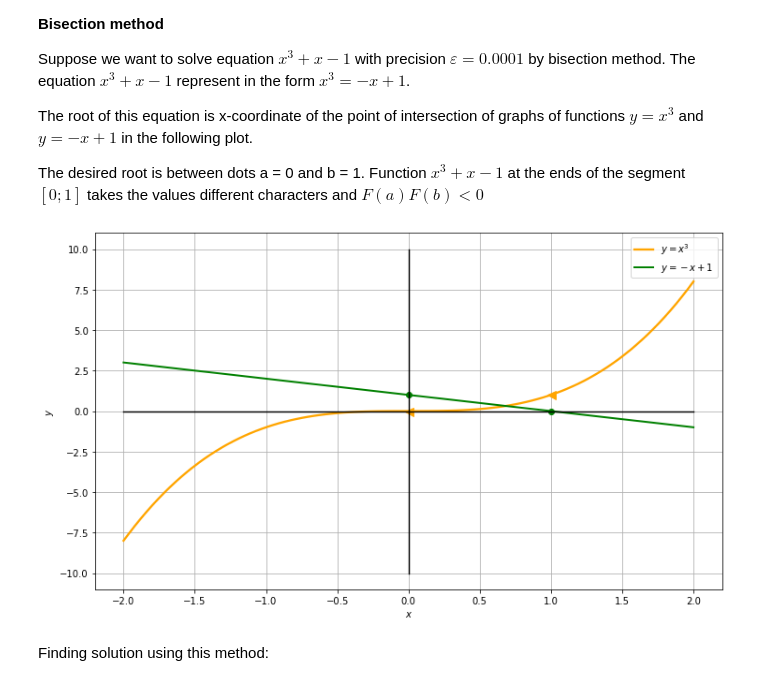
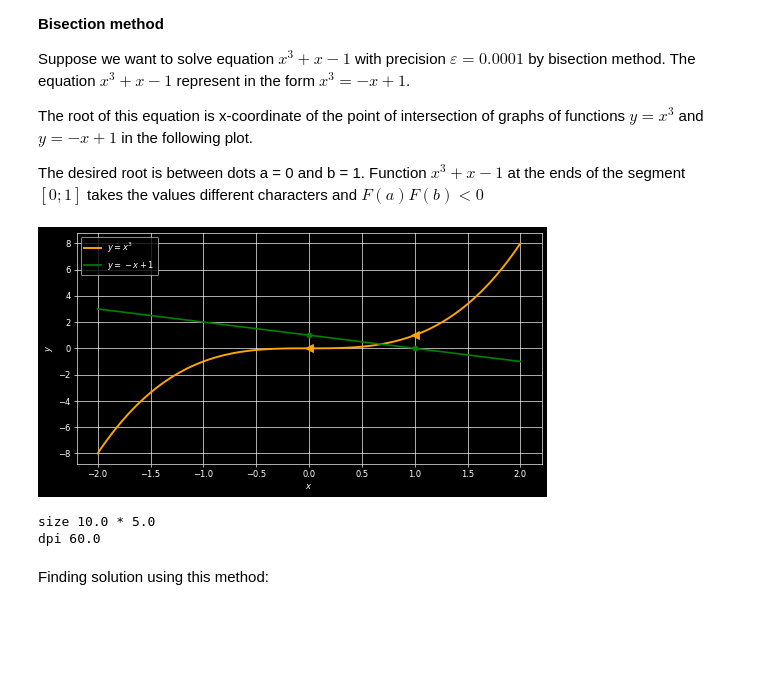
Before and after one commit to dimka-lab/numerical_methods, a Jupyter notebook: examples_numerical_methods.ipynb, the cells around one changed output. Saved outputs shown, nothing was run; the diff lists cells and outputs as text; code cells hidden in the pictures; blank space fills up the shorter version.

```diff
--- a/examples_numerical_methods.ipynb
+++ b/examples_numerical_methods.ipynb
@@ -68,34 +68,40 @@ The desired root is between
 dots a = 0 and b = 1. Function $x^3+x-1$ at the ends of the segment $[0; 1]$ takes the values
 different characters and $F(a)F(b)<0$
 # %%
+# plt.rcParams["figure.figsize"] = (4, 4)
+plt.rcParams["figure.dpi"] = 60
 def bisection_plot(a,b, aa, bb):
-    def func(x):
-        return x**3 + x - 1
-    axe_x = np.linspace(a, b, 100)
-    axe_y = func(axe_x)
-    f_3 = lambda x: x**3
-    y_3 = f_3(axe_x)
-    f_1 = lambda x: -x+1
-    y_1 = f_1(axe_x)
-    plt.figure(figsize=(12,7))
-    # plt.plot(axe_x, axe_y, label='$y=x^3+x-1$', lw=2, color='blue')
-    plt.plot(axe_x, y_3, label='$y=x^3$', lw=2.3, color='orange')
-    plt.plot(axe_x, y_1, label='$y=-x+1$', lw=2, color='green')
-    plt.plot(1, f_1(1), 'o', color='green')
-    plt.plot(0, f_1(0), 'o', color='green')
-    plt.plot(1, f_3(1), marker='<', color='orange', ms=9)
-    plt.plot(0, f_3(0), marker='<', color='orange', ms=9)
-    plt.plot([a,b], [0,0], color='black', lw=1.45)
-    plt.plot([0,0], [aa, bb], color='black', lw=1.45)
-    plt.grid()
-    plt.legend()
-    plt.xlabel('$x$')
-    plt.ylabel('$y$')
-    plt.show()
-
+    with plt.style.context("dark_background"):
+        def func(x):
+            return x**3 + x - 1
+        axe_x = np.linspace(a, b, 100)
+        axe_y = func(axe_x)
+        f_3 = lambda x: x**3
+        y_3 = f_3(axe_x)
+        f_1 = lambda x: -x+1
+        y_1 = f_1(axe_x)
+        fig = plt.figure(figsize=(10,5))
+        # plt.plot(axe_x, axe_y, label='$y=x^3+x-1$', lw=2, color='blue')
+        plt.plot(axe_x, y_3, label='$y=x^3$', lw=2.3, color='orange')
+        plt.plot(axe_x, y_1, label='$y=-x+1$', lw=2, color='green')
+        plt.plot(1, f_1(1), 'o', color='green')
+        plt.plot(0, f_1(0), 'o', color='green')
+        plt.plot(1, f_3(1), marker='<', color='orange', ms=9)
+        plt.plot(0, f_3(0), marker='<', color='orange', ms=9)
+        # plt.plot([a,b], [0,0], color='black', lw=1.45)
+        # plt.plot([0,0], [aa, bb], color='black', lw=1.45)
+        plt.grid()
+        plt.legend()
+        plt.xlabel('$x$')
+        plt.ylabel('$y$')
+        plt.show()
+        print('size', fig.get_figwidth(), '*', fig.get_figheight())
+        print('dpi', fig.get_dpi())
 bisection_plot(-2,2, -10,10)
 # %% [output]
-[figure, old version]
+[figure, new version]
+size 10.0 * 5.0
+dpi 60.0
 # %% [markdown]
 Finding solution using this method:
 # %%
```
Also changed, not shown: parts of 1 cell of this notebook, 1 other file.
